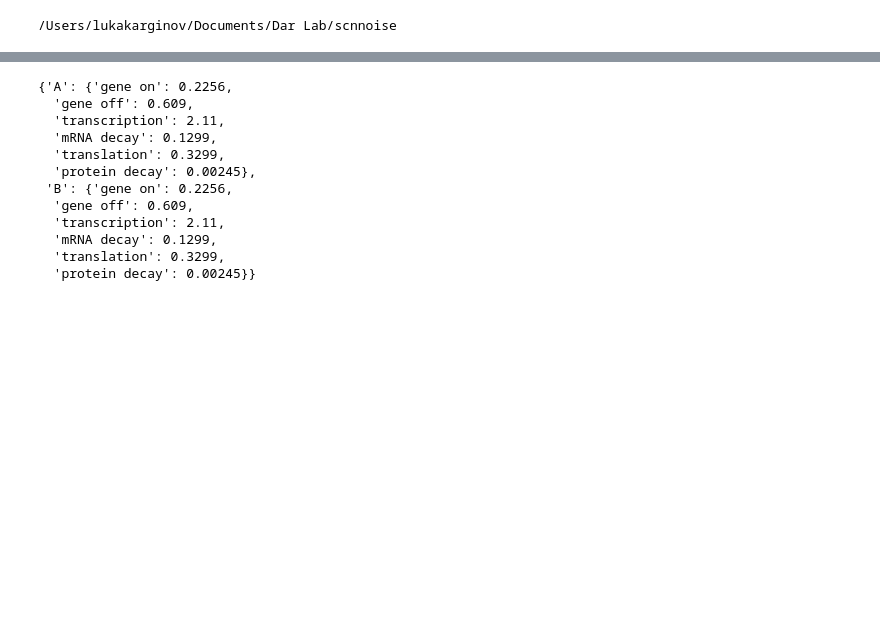
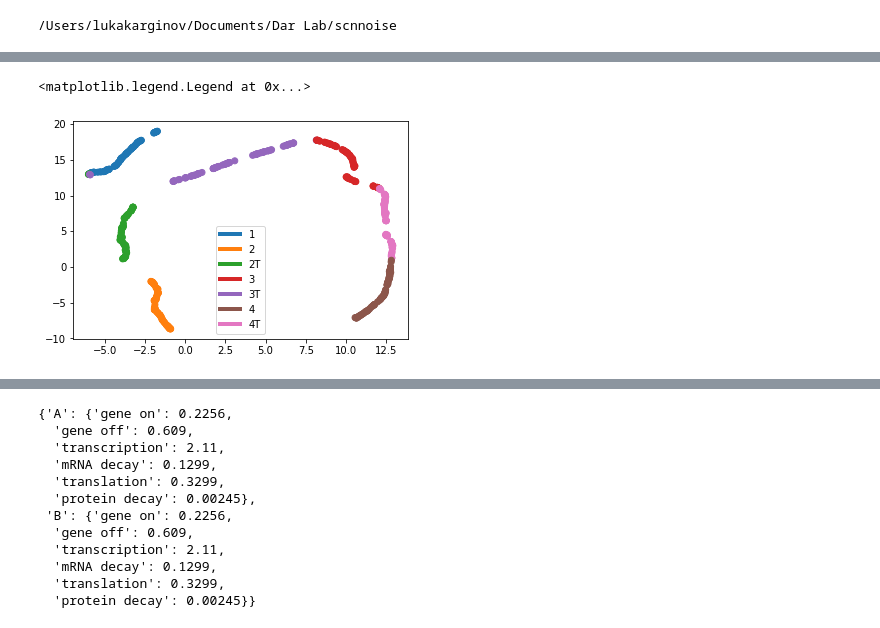
Before and after one commit to Tarun-Mahajan/scnnoise, a Jupyter notebook: doc/Trajectory Inference.ipynb, the cells around one changed output, grey strips where cells are left out. Cells and saved outputs as stored; diff of their text form; code cells hidden in the pictures; blank space fills up the shorter version.

Commit message:
adding molecule input to celltype (mRNA or Protein)

```diff
--- a/doc/Trajectory Inference.ipynb
+++ b/doc/Trajectory Inference.ipynb
@@ -12,0 +132,2 @@ import src.scnnoise.LTSim as lt
+# %%
+data = pd.read_csv('samplesProt.csv', header = None)
@@ -12,0 +139,18 @@ import src.scnnoise.LTSim as lt
+# %%
+scaled_data = StandardScaler().fit_transform(data[data.columns[1:-1]])
+reducer = umap.UMAP()
+embedding = reducer.fit_transform(scaled_data)
+# %%
+#UMAP of protein from simulator
+plt.scatter(
+    embedding[:, 0],
+    embedding[:, 1],
+    c=[sns.color_palette()[x] for x in data[data.columns[-1]].map({"1":0, "2":1, "2T":2,"3":3 ,"3T":4, "4":5, "4T":6 })])
+custom_lines = [Line2D([0], [0], color=sns.color_palette()[x], lw=4) for x in range(7)]
+
+sortedct = list(set(data[data.columns[-1]]))
+sortedct.sort()
+plt.legend(custom_lines, sortedct)
+# %% [output]
+<matplotlib.legend.Legend at 0x...>
+[figure, added]
```
Also changed, not shown: parts of 24 cells of this notebook, 1 other file.
